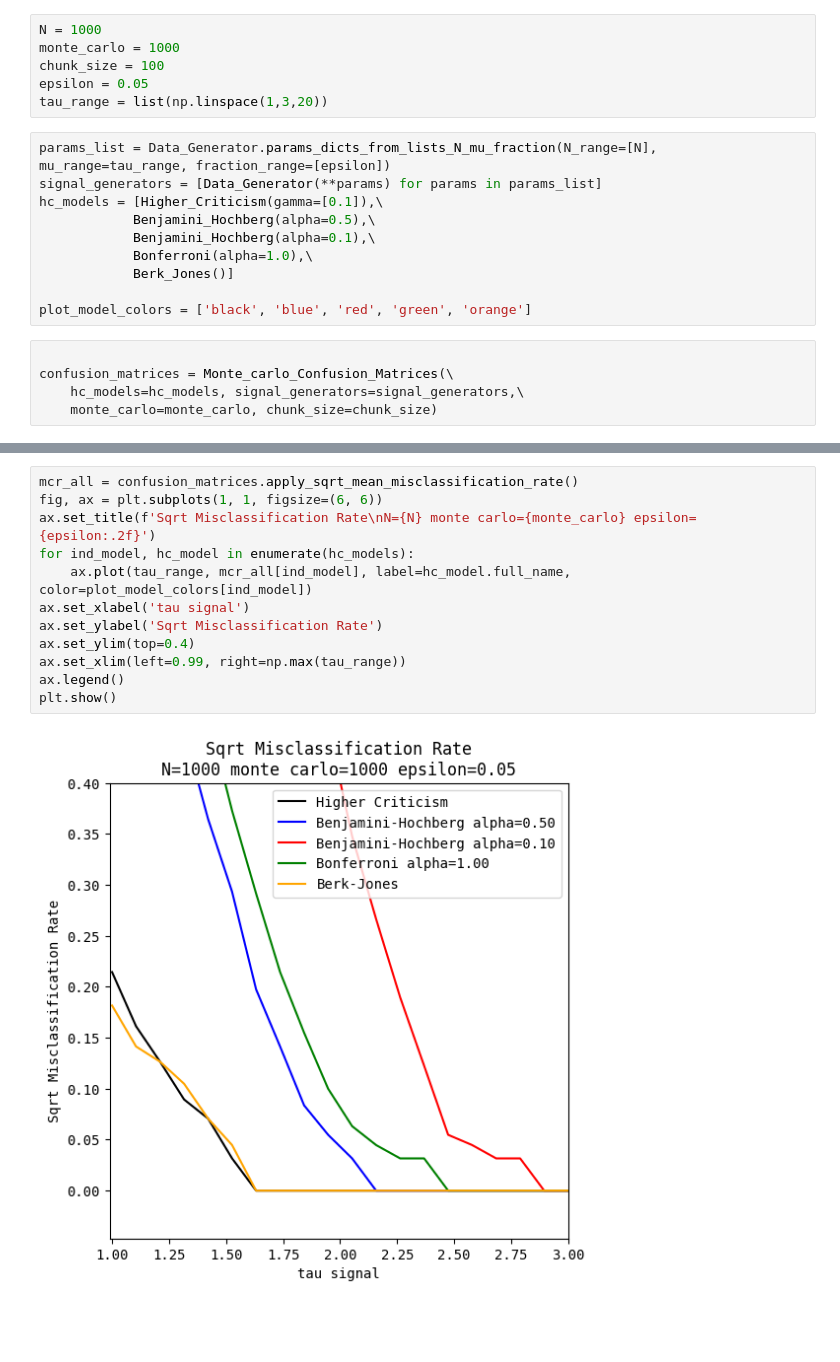
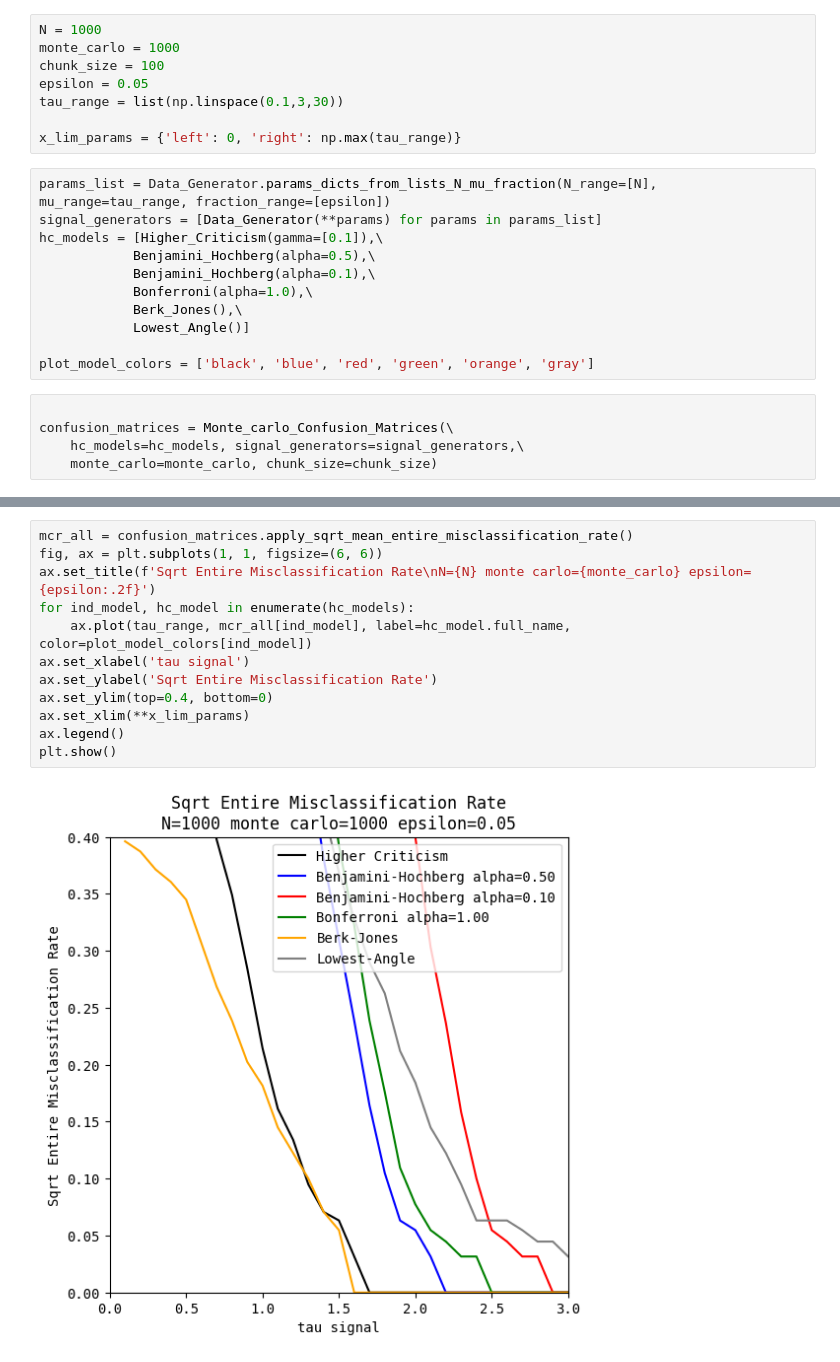
Before and after one commit to drormeir/Thesis, a Jupyter notebook: Donoho_Article_Plots.ipynb, the cells around one changed output, grey strips where cells are left out. Drawn from its saved outputs; the diff is of its cells as text; blank space fills up the shorter version.

```diff
--- a/Donoho_Article_Plots.ipynb
+++ b/Donoho_Article_Plots.ipynb
@@ -36,7 +36,9 @@ N = 1000
 monte_carlo = 1000
 chunk_size = 100
 epsilon = 0.05
-tau_range = list(np.linspace(1,3,20))
+tau_range = list(np.linspace(0.1,3,30))
+
+x_lim_params = {'left': 0, 'right': np.max(tau_range)}
 # %%
 params_list = Data_Generator.params_dicts_from_lists_N_mu_fraction(N_range=[N], mu_range=tau_range, fraction_range=[epsilon])
 signal_generators = [Data_Generator(**params) for params in params_list]
@@ -44,9 +46,10 @@ hc_models = [Higher_Criticism(gamma=[0.1]),\
             Benjamini_Hochberg(alpha=0.5),\
             Benjamini_Hochberg(alpha=0.1),\
             Bonferroni(alpha=1.0),\
-            Berk_Jones()]
+            Berk_Jones(),\
+            Lowest_Angle()]
 
-plot_model_colors = ['black', 'blue', 'red', 'green', 'orange']
+plot_model_colors = ['black', 'blue', 'red', 'green', 'orange', 'gray']
 # %%
 
 confusion_matrices = Monte_carlo_Confusion_Matrices(\
@@ -84,14 +87,14 @@ plt.show()
 # %%
-mcr_all = confusion_matrices.apply_sqrt_mean_misclassification_rate()
+mcr_all = confusion_matrices.apply_sqrt_mean_entire_misclassification_rate()
 fig, ax = plt.subplots(1, 1, figsize=(6, 6))
-ax.set_title(f'Sqrt Misclassification Rate\nN={N} monte carlo={monte_carlo} epsilon={epsilon:.2f}')
+ax.set_title(f'Sqrt Entire Misclassification Rate\nN={N} monte carlo={monte_carlo} epsilon={epsilon:.2f}')
 for ind_model, hc_model in enumerate(hc_models):
     ax.plot(tau_range, mcr_all[ind_model], label=hc_model.full_name, color=plot_model_colors[ind_model])
 ax.set_xlabel('tau signal')
-ax.set_ylabel('Sqrt Misclassification Rate')
-ax.set_ylim(top=0.4)
-ax.set_xlim(left=0.99, right=np.max(tau_range))
+ax.set_ylabel('Sqrt Entire Misclassification Rate')
+ax.set_ylim(top=0.4, bottom=0)
+ax.set_xlim(**x_lim_params)
 ax.legend()
 plt.show()
 # %% [output]
-[figure, old version]
+[figure, new version]
```
Also changed, not shown: parts of 2 cells of this notebook, 5 other files.
